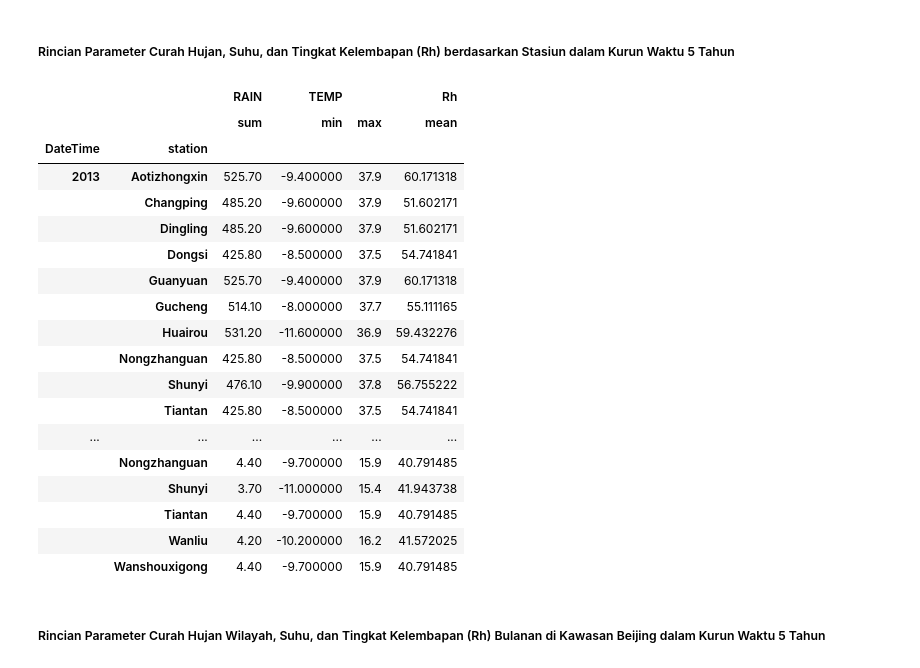
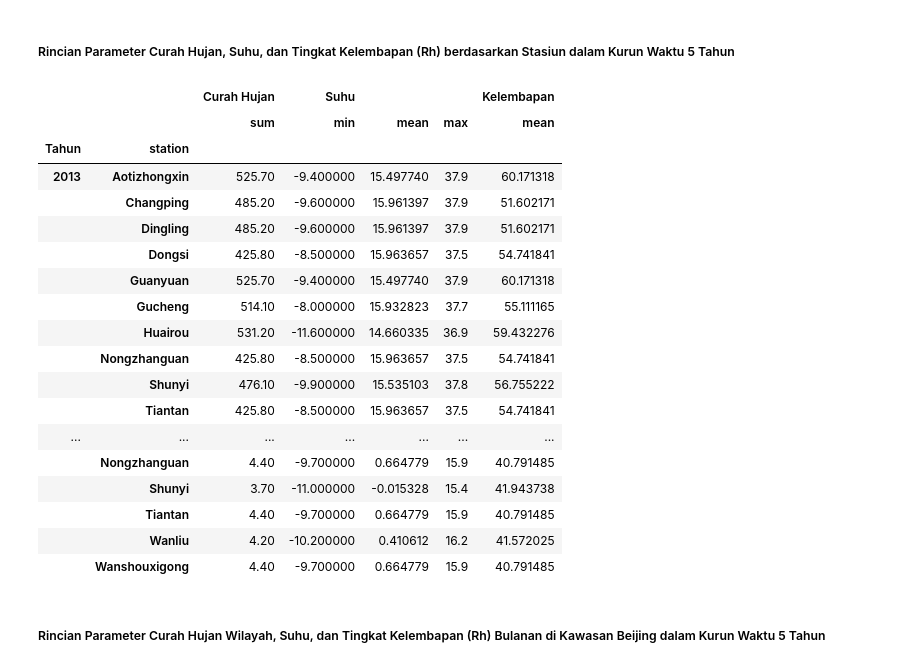
Before and after one commit to QaruzDin/Air-quality-dataset, a Jupyter notebook: Submission/notebook.ipynb, the cells around one changed output. Drawn from its saved outputs; the diff is of its cells as text; code cells hidden in the pictures.

```diff
--- a/Submission/notebook.ipynb
+++ b/Submission/notebook.ipynb
@@ -503,31 +503,40 @@ Adapun beberapa ketentuan data cuaca sebagai berikut:
 # %% [markdown]
 ##### Rincian Parameter Curah Hujan, Suhu, dan Tingkat Kelembapan (Rh) berdasarkan Stasiun dalam Kurun Waktu 5 Tahun
 # %%
-all_df.groupby(by=[all_df['DateTime'].dt.year, 'station']).agg({
-    'RAIN' : 'sum',
-    'TEMP': ['min', 'max'],
-    'Rh' : 'mean'
-})
+climate_sumByStation = all_df.groupby(by=[all_df['DateTime'].dt.year.rename('Tahun'), 'station']).agg({
+                    'RAIN' : 'sum',
+                    'TEMP': ['min', 'mean', 'max'],
+                    'Rh' : 'mean'
+                    })
+
+
+climate_sumByStation.rename(columns={
+    'RAIN' : 'Curah Hujan',
+    'TEMP' : 'Suhu',
+    'Rh' : 'Kelembapan'
+    }, inplace=True)
+
+climate_sumByStation
 # %% [output]
-|  |  | RAIN | TEMP |  | Rh |
-|  |  | sum | min | max | mean |
-| DateTime | station |  |  |  |  |
-| 2013 | Aotizhongxin | 525.70 | -9.400000 | 37.9 | 60.171318 |
-|  | Changping | 485.20 | -9.600000 | 37.9 | 51.602171 |
-|  | Dingling | 485.20 | -9.600000 | 37.9 | 51.602171 |
-|  | Dongsi | 425.80 | -8.500000 | 37.5 | 54.741841 |
-|  | Guanyuan | 525.70 | -9.400000 | 37.9 | 60.171318 |
-|  | Gucheng | 514.10 | -8.000000 | 37.7 | 55.111165 |
-|  | Huairou | 531.20 | -11.600000 | 36.9 | 59.432276 |
-|  | Nongzhanguan | 425.80 | -8.500000 | 37.5 | 54.741841 |
-|  | Shunyi | 476.10 | -9.900000 | 37.8 | 56.755222 |
-|  | Tiantan | 425.80 | -8.500000 | 37.5 | 54.741841 |
-| ... | ... | ... | ... | ... | ... |
-|  | Nongzhanguan | 4.40 | -9.700000 | 15.9 | 40.791485 |
-|  | Shunyi | 3.70 | -11.000000 | 15.4 | 41.943738 |
-|  | Tiantan | 4.40 | -9.700000 | 15.9 | 40.791485 |
-|  | Wanliu | 4.20 | -10.200000 | 16.2 | 41.572025 |
-|  | Wanshouxigong | 4.40 | -9.700000 | 15.9 | 40.791485 |
+|  |  | Curah Hujan | Suhu |  |  | Kelembapan |
+|  |  | sum | min | mean | max | mean |
+| Tahun | station |  |  |  |  |  |
+| 2013 | Aotizhongxin | 525.70 | -9.400000 | 15.497740 | 37.9 | 60.171318 |
+|  | Changping | 485.20 | -9.600000 | 15.961397 | 37.9 | 51.602171 |
+|  | Dingling | 485.20 | -9.600000 | 15.961397 | 37.9 | 51.602171 |
+|  | Dongsi | 425.80 | -8.500000 | 15.963657 | 37.5 | 54.741841 |
+|  | Guanyuan | 525.70 | -9.400000 | 15.497740 | 37.9 | 60.171318 |
+|  | Gucheng | 514.10 | -8.000000 | 15.932823 | 37.7 | 55.111165 |
+|  | Huairou | 531.20 | -11.600000 | 14.660335 | 36.9 | 59.432276 |
+|  | Nongzhanguan | 425.80 | -8.500000 | 15.963657 | 37.5 | 54.741841 |
+|  | Shunyi | 476.10 | -9.900000 | 15.535103 | 37.8 | 56.755222 |
+|  | Tiantan | 425.80 | -8.500000 | 15.963657 | 37.5 | 54.741841 |
+| ... | ... | ... | ... | ... | ... | ... |
+|  | Nongzhanguan | 4.40 | -9.700000 | 0.664779 | 15.9 | 40.791485 |
+|  | Shunyi | 3.70 | -11.000000 | -0.015328 | 15.4 | 41.943738 |
+|  | Tiantan | 4.40 | -9.700000 | 0.664779 | 15.9 | 40.791485 |
+|  | Wanliu | 4.20 | -10.200000 | 0.410612 | 16.2 | 41.572025 |
+|  | Wanshouxigong | 4.40 | -9.700000 | 0.664779 | 15.9 | 40.791485 |
 # %% [markdown]
 ##### Rincian Parameter Curah Hujan Wilayah, Suhu, dan Tingkat Kelembapan (Rh) Bulanan di Kawasan Beijing dalam Kurun Waktu 5 Tahun
 # %%
```
Also changed, not shown: parts of 22 cells of this notebook.
